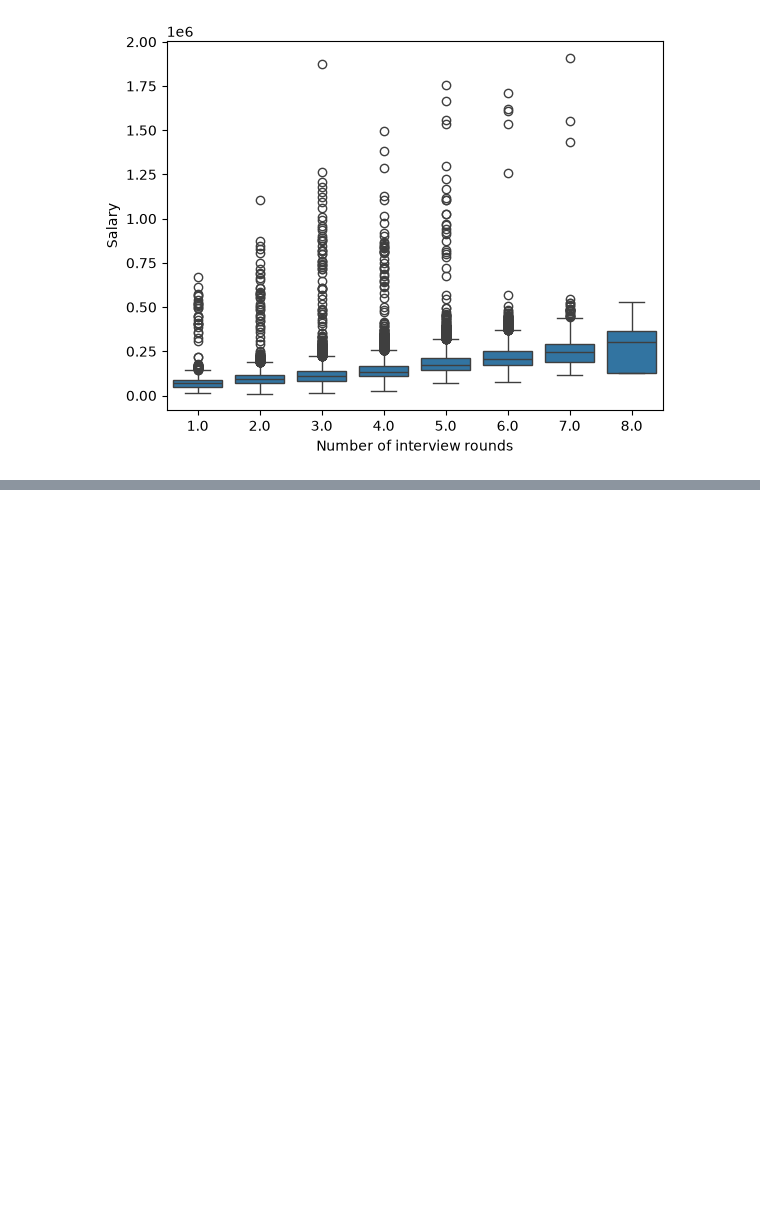
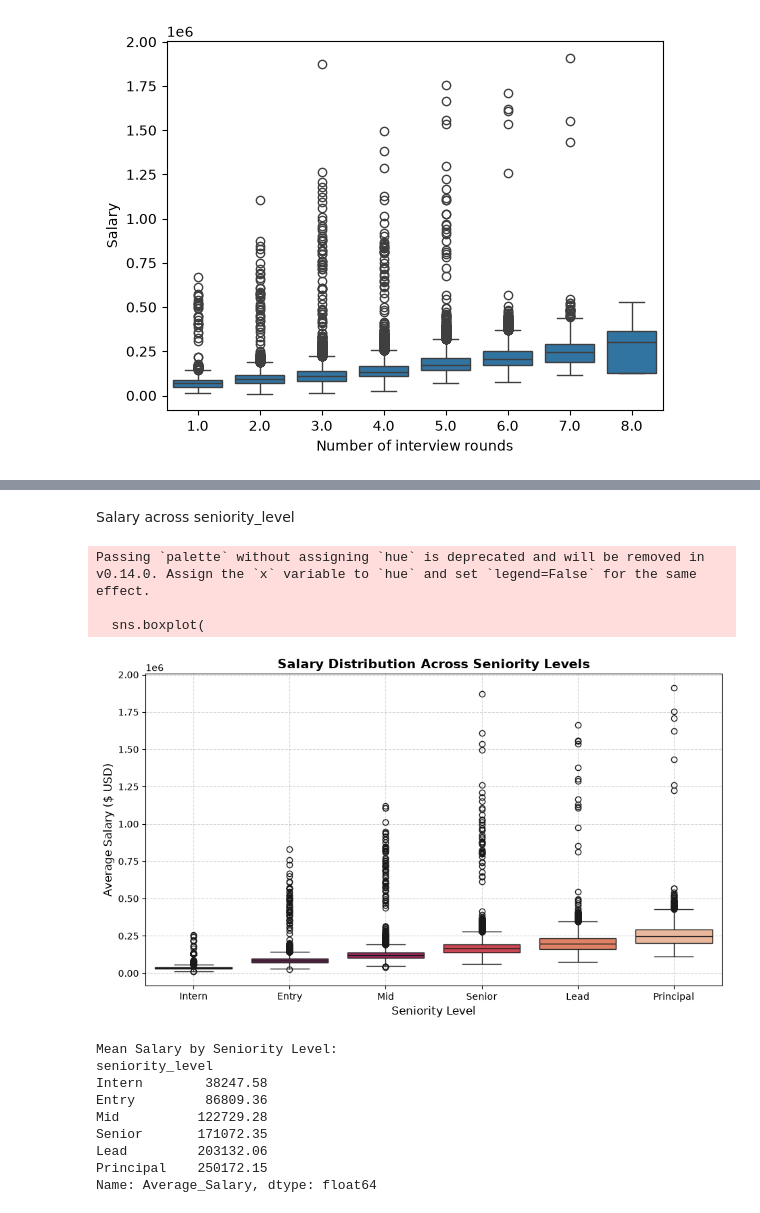
Before and after one commit to anshulbaisoya82-ux/Task-2-, a Jupyter notebook: Salary.ipynb, the cells around one changed output, grey strips where cells are left out. Drawn from its saved outputs; the diff is of its cells as text; code cells hidden in the pictures; blank space fills up the shorter version.

```diff
--- a/Salary.ipynb
+++ b/Salary.ipynb
@@ -386,0 +394,36 @@ sns.histplot(df['Average_Salary'])
+# %% [markdown]
+Salary across seniority_level
+# %%
+
+seniority_order = ['Intern', 'Entry', 'Mid', 'Senior', 'Lead', 'Principal']
+
+plt.figure(figsize=(11, 6))
+sns.boxplot(
+    data=model_df,
+    x='seniority_level',
+    y='Average_Salary',
+    order=seniority_order,
+    palette='rocket'
+)
+plt.title('Salary Distribution Across Seniority Levels', fontsize=14, fontweight='bold')
+plt.xlabel('Seniority Level', fontsize=12)
+plt.ylabel('Average Salary ($ USD)', fontsize=12)
+plt.grid(True, linestyle='--', alpha=0.5)
+plt.show()
+
+print("Mean Salary by Seniority Level:")
+print(model_df.groupby('seniority_level')['Average_Salary'].mean().reindex(seniority_order).round(2))
+# %% [output]
+Passing `palette` without assigning `hue` is deprecated and will be removed in v0.14.0. Assign the `x` variable to `hue` and set `legend=False` for the same effect.
+
+  sns.boxplot(
+[figure, added]
+Mean Salary by Seniority Level:
+seniority_level
+Intern        38247.58
+Entry         86809.36
+Mid          122729.28
+Senior       171072.35
+Lead         203132.06
+Principal    250172.15
+Name: Average_Salary, dtype: float64
```
Also changed, not shown: parts of 30 cells of this notebook, 1 other file.
